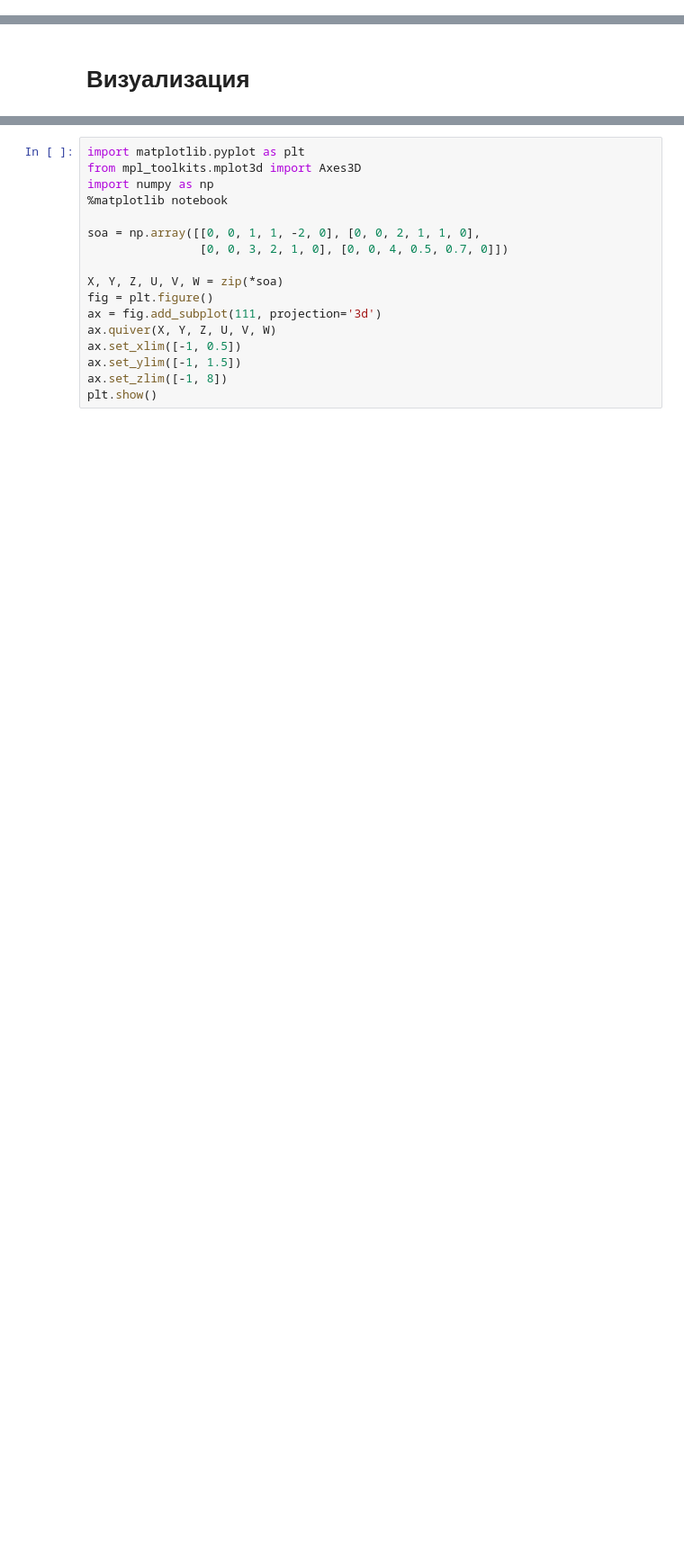
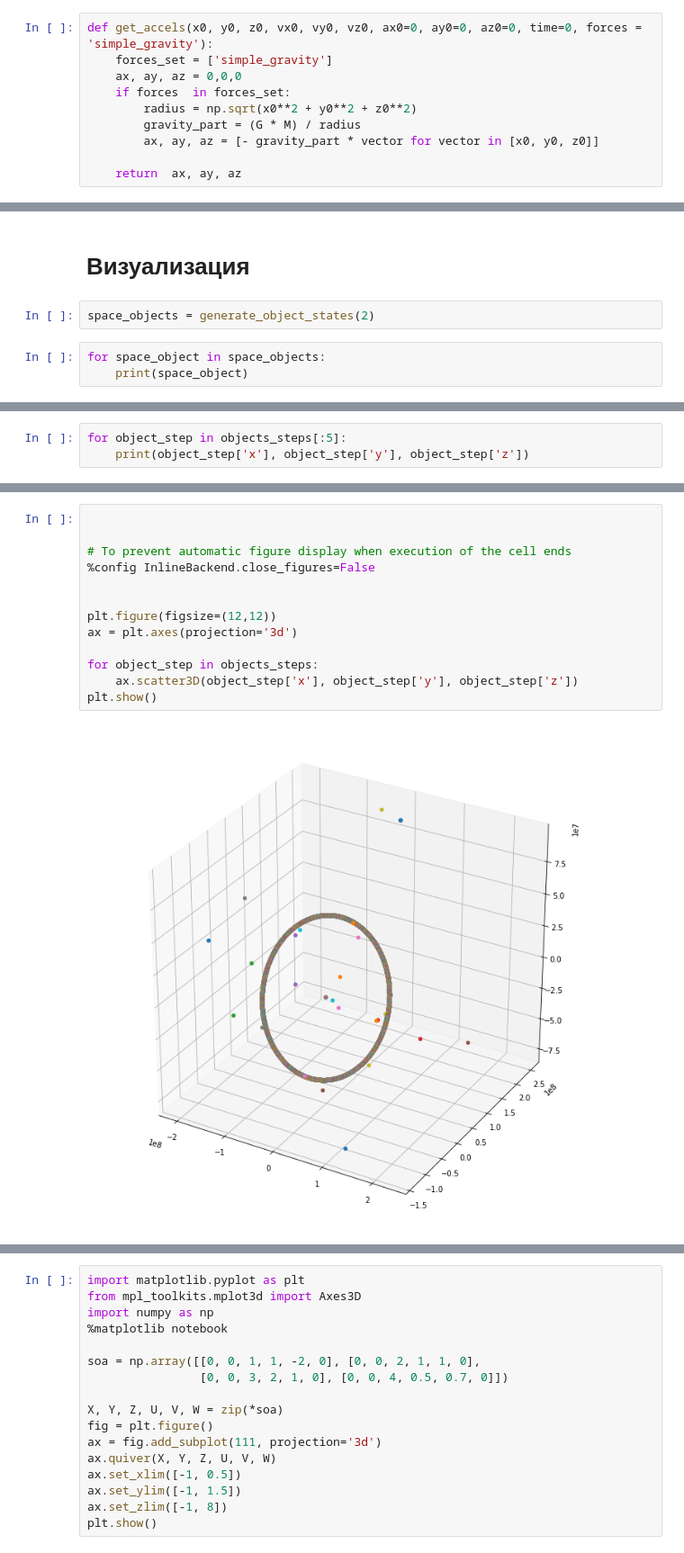
Before and after one commit to kharitonov-ivan/space_junk_simulator, a Jupyter notebook: 1 - Debug processing.ipynb, the cells around one changed output, grey strips where cells are left out. Shown: that part at 90% size. Saved outputs shown, nothing was run; the diff lists cells and outputs as text; blank space fills up the shorter version.

```diff
--- a/1 - Debug processing.ipynb
+++ b/1 - Debug processing.ipynb
@@ -176,0 +204,10 @@ def randint_with_dist(pdf):
+# %%
+def get_accels(x0, y0, z0, vx0, vy0, vz0, ax0=0, ay0=0, az0=0, time=0, forces = 'simple_gravity'):
+    forces_set = ['simple_gravity']
+    ax, ay, az = 0,0,0
+    if forces  in forces_set:
+        radius = np.sqrt(x0**2 + y0**2 + z0**2)
+        gravity_part = (G * M) / radius
+        ax, ay, az = [- gravity_part * vector for vector in [x0, y0, z0]]
+
+    return  ax, ay, az
@@ -177,2 +282,7 @@ def randint_with_dist(pdf):
 # %% [markdown]
 # Визуализация
+# %%
+space_objects = generate_object_states(2)
+# %%
+for space_object in space_objects:
+    print(space_object)
@@ -178,0 +340,3 @@ def randint_with_dist(pdf):
+# %%
+for object_step in objects_steps[:5]:
+    print(object_step['x'], object_step['y'], object_step['z'])
@@ -179,3 +349,18 @@ def randint_with_dist(pdf):
+# %%
+
+
+# To prevent automatic figure display when execution of the cell ends
+%config InlineBackend.close_figures=False
+
+
+plt.figure(figsize=(12,12))
+ax = plt.axes(projection='3d')
+
+for object_step in objects_steps:
+    ax.scatter3D(object_step['x'], object_step['y'], object_step['z'])
+plt.show()
+# %% [output]
+[figure, added]
 # %%
 import csv
 object_list = []
```
Also changed, not shown: parts of 34 cells of this notebook.
